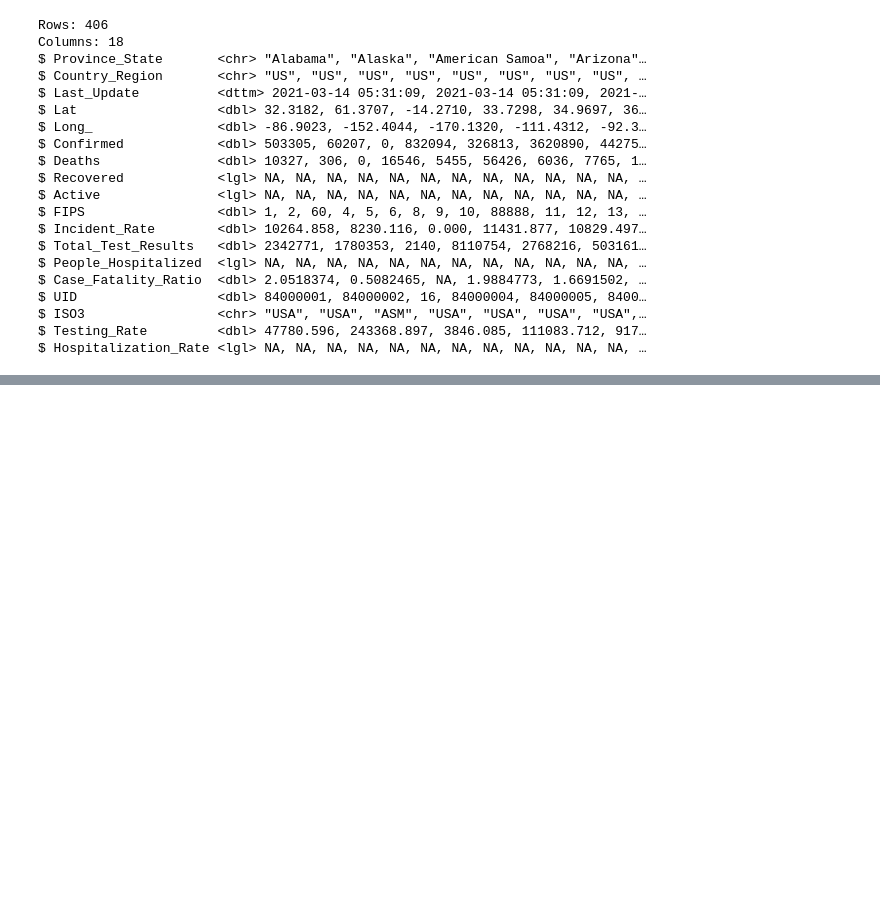
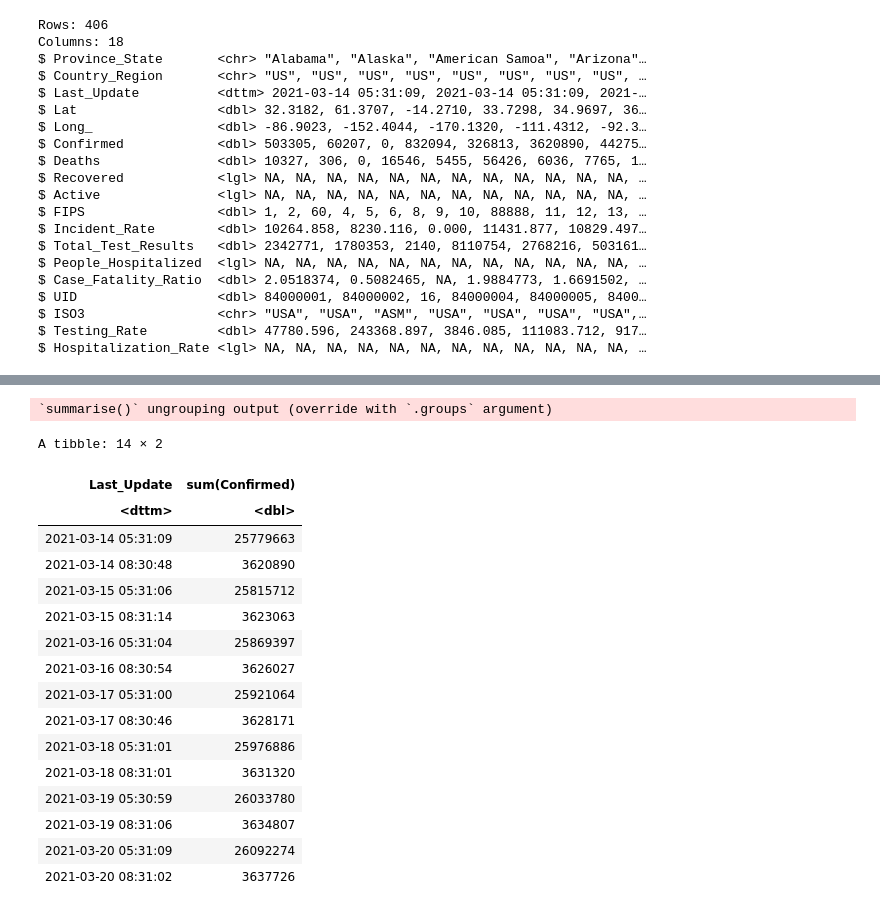
Before and after one commit to blackswanblood/HackPSU, a Jupyter notebook: Covid-19 Analysis.ipynb, the cells around one changed output, grey strips where cells are left out. Drawn from its saved outputs; the diff is of its cells as text; code cells hidden in the pictures; blank space fills up the shorter version.

```diff
--- a/Covid-19 Analysis.ipynb
+++ b/Covid-19 Analysis.ipynb
@@ -63,3 +63,27 @@ A spec_tbl_df: 406 × 18
 | West Virginia | US | 2021-03-20 05:31:09 | 38.4912 | -80.9545 | 137092 | 2600 | NA | NA | 54 | ... |
 | Wisconsin | US | 2021-03-20 05:31:09 | 44.2685 | -89.6165 | 628428 | 7222 | NA | NA | 55 | ... |
 | Wyoming | US | 2021-03-20 05:31:09 | 42.7560 | -107.3025 | 55581 | 693 | NA | NA | 56 | ... |
+# %%
+covid_data_dailySum <- covid_data %>%
+    group_by(Last_Update) %>%
+    summarize(sum(Confirmed))
+covid_data_dailySum
+# %% [output]
+`summarise()` ungrouping output (override with `.groups` argument)
+A tibble: 14 × 2
+| Last_Update | sum(Confirmed) |
+| <dttm> | <dbl> |
+| 2021-03-14 05:31:09 | 25779663 |
+| 2021-03-14 08:30:48 | 3620890 |
+| 2021-03-15 05:31:06 | 25815712 |
+| 2021-03-15 08:31:14 | 3623063 |
+| 2021-03-16 05:31:04 | 25869397 |
+| 2021-03-16 08:30:54 | 3626027 |
+| 2021-03-17 05:31:00 | 25921064 |
+| 2021-03-17 08:30:46 | 3628171 |
+| 2021-03-18 05:31:01 | 25976886 |
+| 2021-03-18 08:31:01 | 3631320 |
+| 2021-03-19 05:30:59 | 26033780 |
+| 2021-03-19 08:31:06 | 3634807 |
+| 2021-03-20 05:31:09 | 26092274 |
+| 2021-03-20 08:31:02 | 3637726 |
```
